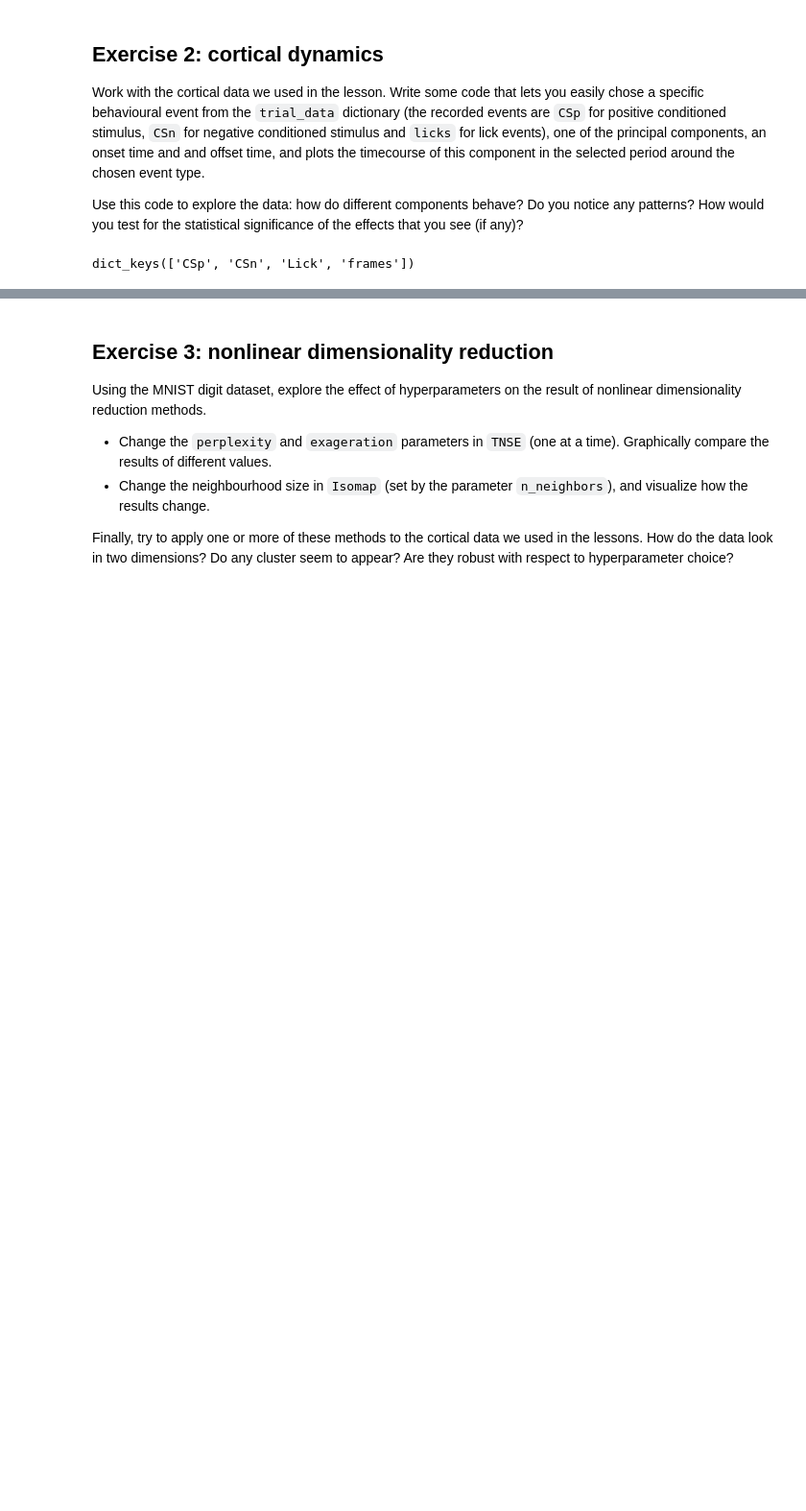
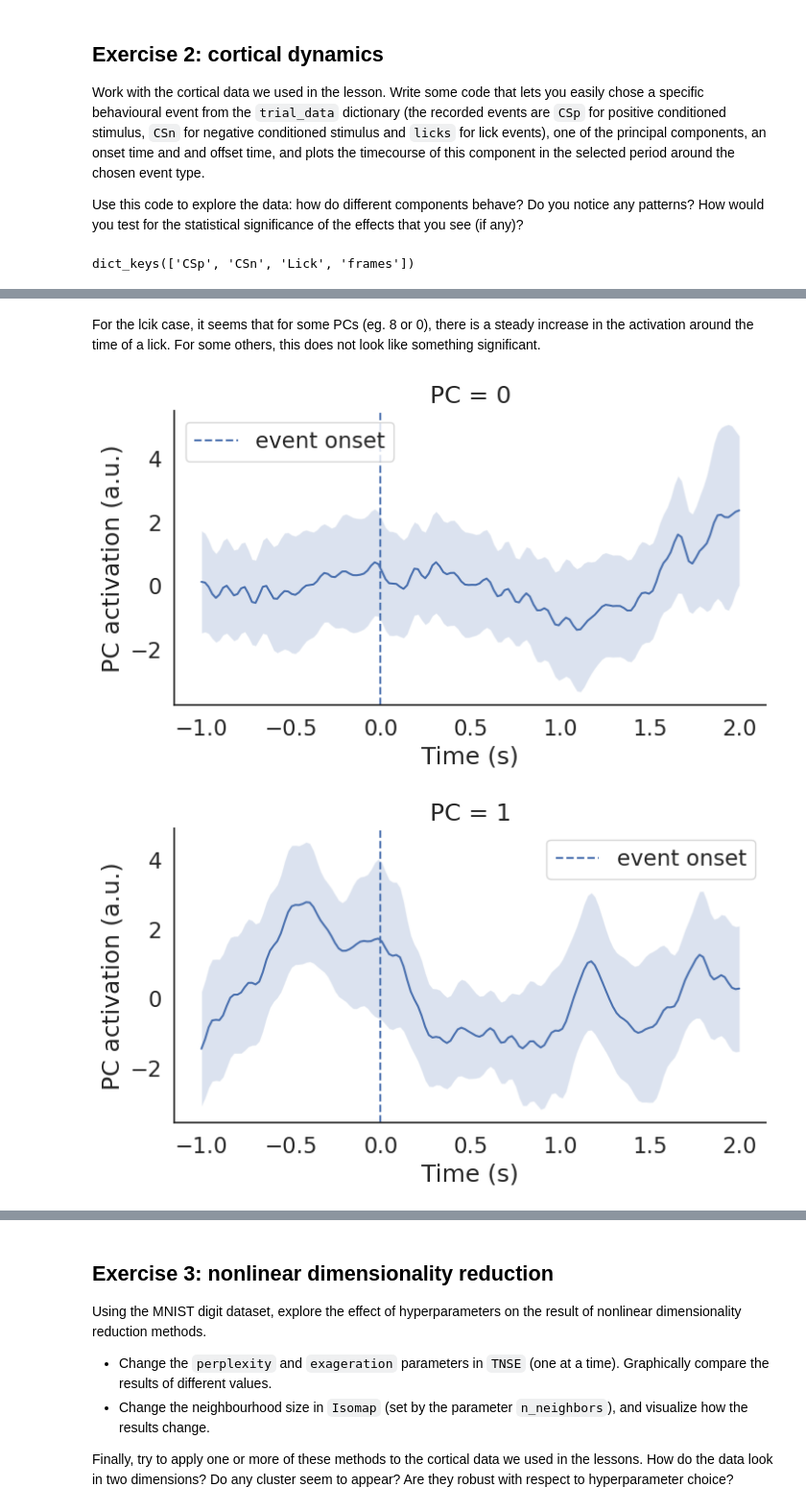
Before and after one commit to irenetiem/population-methods-IT, a Jupyter notebook: 03-dimensionality-reduction/exercises.ipynb, the cells around one changed output, grey strips where cells are left out. Shown at 96% size. Saved outputs shown, nothing was run; the diff lists cells and outputs as text; code cells hidden in the pictures; blank space fills up the shorter version.

```diff
--- a/03-dimensionality-reduction/exercises.ipynb
+++ b/03-dimensionality-reduction/exercises.ipynb
@@ -229,0 +220,9 @@ timecourse_plot('CSp', 8, -1, 2.)
+# %% [markdown]
+For the lcik case, it seems that for some PCs (eg. 8 or 0), there is a steady increase in the activation around the time of a lick. For some others, this does not look like something significant.
+# %%
+# test first 10 for ''CSp'' around a CSp event
+for i in range(10):
+  timecourse_plot('CSp', i, -1, 2)
+# %% [output]
+[figure, added]
+[figure, added]
```
Also changed, not shown: parts of 14 cells of this notebook.
